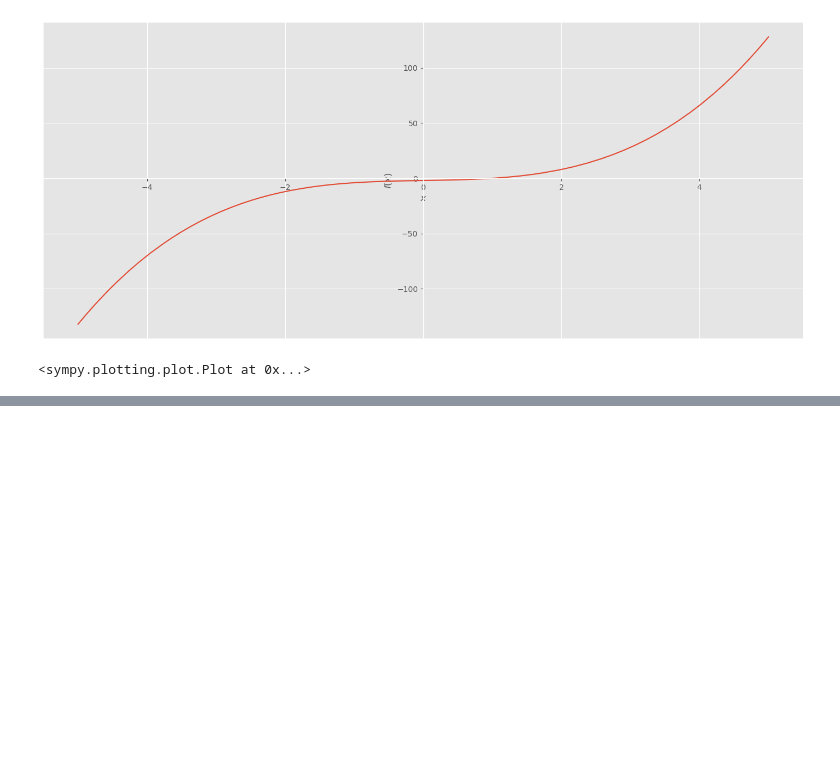
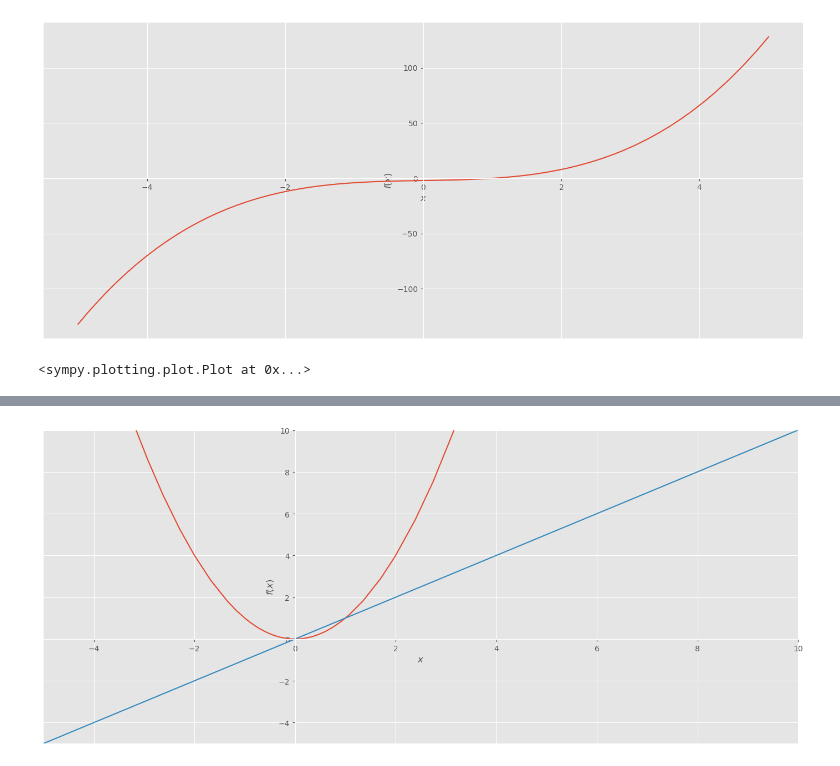
Before and after one commit to twn39/scinotebook, a Jupyter notebook: Python/Sympy/sympy.ipynb, the cells around one changed output, grey strips where cells are left out. Saved outputs shown, nothing was run; the diff lists cells and outputs as text; code cells hidden in the pictures; blank space fills up the shorter version.

```diff
--- a/Python/Sympy/sympy.ipynb
+++ b/Python/Sympy/sympy.ipynb
@@ -25,0 +39,9 @@ plot(exp, (x, -5, 5))
+# %%
+p2 = plot(
+    ((x * x), (x, -10, 10)),
+    (x, (x, -10, 10)),
+    xlim=(-5, 10),
+    ylim=(-5, 10),
+)
+# %% [output]
+[figure, added]
```
Also changed, not shown: parts of 4 cells of this notebook, 1 other file.
